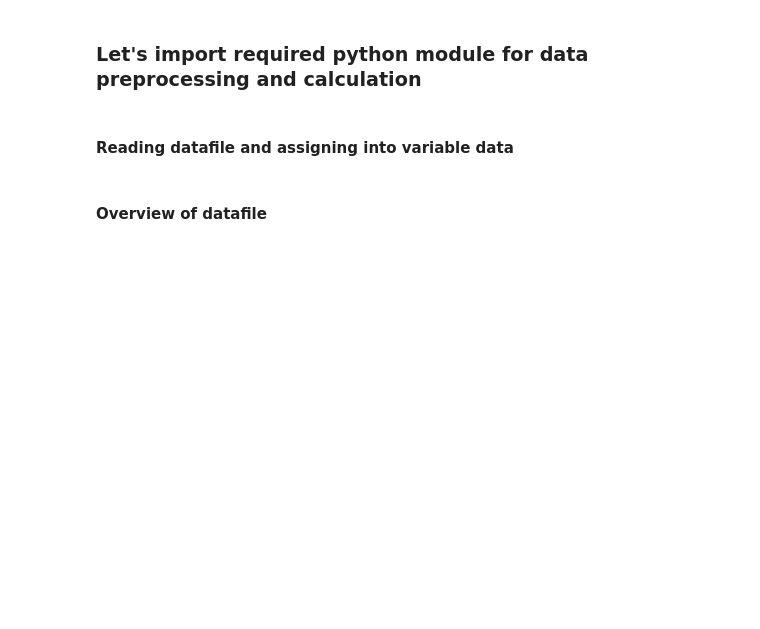
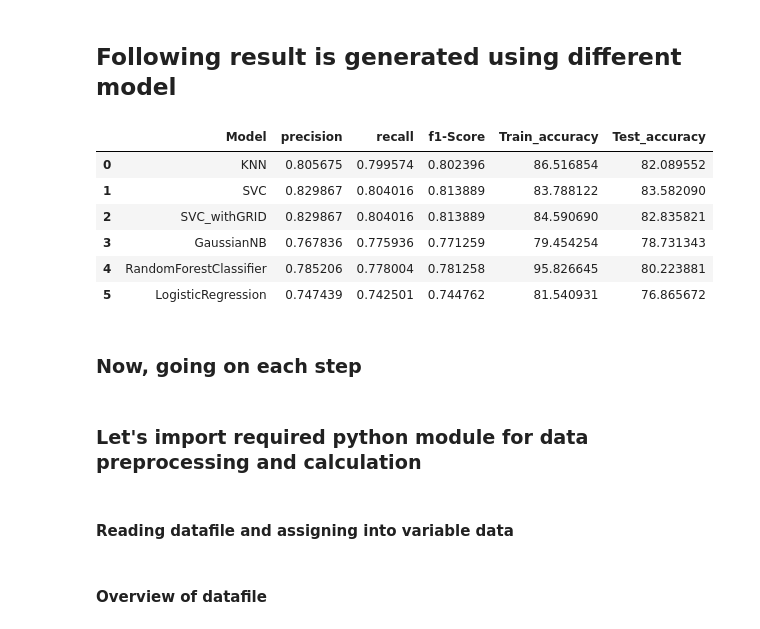
Before and after one commit to sushil79g/Data_exploration_titanic, a Jupyter notebook: Untitled1.ipynb, the cells around one changed output. Drawn from its saved outputs; the diff is of its cells as text; code cells hidden in the pictures; blank space fills up the shorter version.

```diff
--- a/Untitled1.ipynb
+++ b/Untitled1.ipynb
@@ -1,3 +1,17 @@
+# %% [markdown]
+## Following result is generated using different model
+# %%
+result_model
+# %% [output]
+|  | Model | precision | recall | f1-Score | Train_accuracy | Test_accuracy |
+| 0 | KNN | 0.805675 | 0.799574 | 0.802396 | 86.516854 | 82.089552 |
+| 1 | SVC | 0.829867 | 0.804016 | 0.813889 | 83.788122 | 83.582090 |
+| 2 | SVC_withGRID | 0.829867 | 0.804016 | 0.813889 | 84.590690 | 82.835821 |
+| 3 | GaussianNB | 0.767836 | 0.775936 | 0.771259 | 79.454254 | 78.731343 |
+| 4 | RandomForestClassifier | 0.785206 | 0.778004 | 0.781258 | 95.826645 | 80.223881 |
+| 5 | LogisticRegression | 0.747439 | 0.742501 | 0.744762 | 81.540931 | 76.865672 |
+# %% [markdown]
+### Now, going on each step
 # %% [markdown]
 ### Let's import required python module for data preprocessing and calculation
 # %%
```
Also changed, not shown: parts of 37 cells of this notebook.
